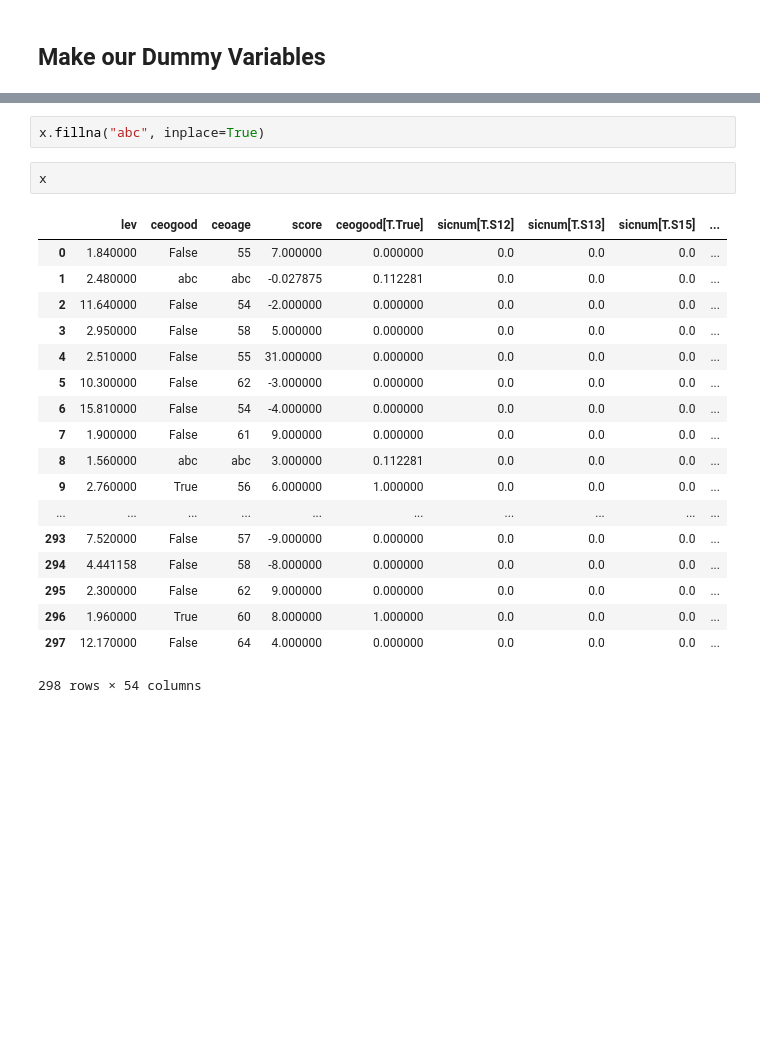
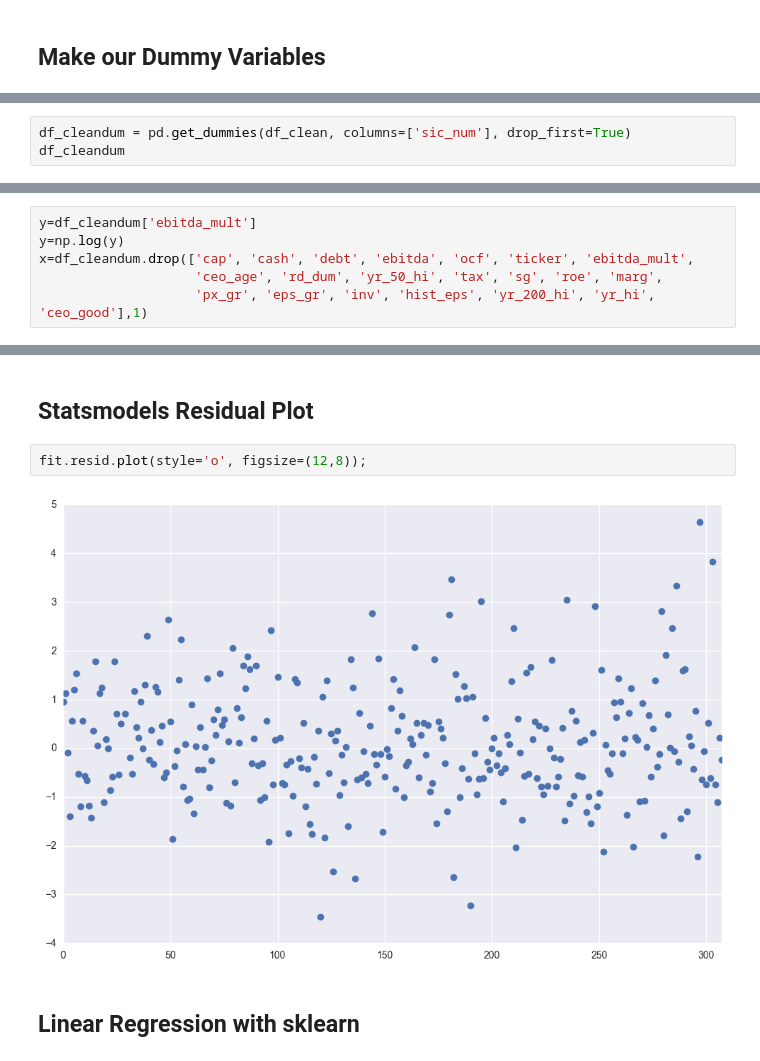
Before and after one commit to hh2010/metis_hasan, a Jupyter notebook: projects/02-luther/luther_hh.ipynb, the cells around one changed output, grey strips where cells are left out. Cells and saved outputs as stored; diff of their text form; blank space fills up the shorter version.

```diff
--- a/projects/02-luther/luther_hh.ipynb
+++ b/projects/02-luther/luther_hh.ipynb
@@ -411,0 +353,3 @@ df_dum
+# %%
+df_cleandum = pd.get_dummies(df_clean, columns=['sic_num'], drop_first=True)
+df_cleandum
@@ -437,3 +409,9 @@ x=df_dum.drop(['Ticker', 'cap', 'ocf', 'sicnum', 'sictxt', 'mult', 'Intercept'],
+# %%
+y=df_cleandum['ebitda_mult']
+y=np.log(y)
+x=df_cleandum.drop(['cap', 'cash', 'debt', 'ebitda', 'ocf', 'ticker', 'ebitda_mult',
+                    'ceo_age', 'rd_dum', 'yr_50_hi', 'tax', 'sg', 'roe', 'marg',
+                    'px_gr', 'eps_gr', 'inv', 'hist_eps', 'yr_200_hi', 'yr_hi', 'ceo_good'],1)
 # %%
 lsm = sm.OLS(y,x)
 fit = lsm.fit()
@@ -443,23 +450,8 @@ ValueError: Pandas data cast to numpy dtype of object. Check input data with np.
-# %%
-x.fillna("abc", inplace=True)
-# %%
-x
-# %% [output]
-|  | lev | ceogood | ceoage | score | ceogood[T.True] | sicnum[T.S12] | sicnum[T.S13] | sicnum[T.S15] | ... |
-| 0 | 1.840000 | False | 55 | 7.000000 | 0.000000 | 0.0 | 0.0 | 0.0 | ... |
-| 1 | 2.480000 | abc | abc | -0.027875 | 0.112281 | 0.0 | 0.0 | 0.0 | ... |
-| 2 | 11.640000 | False | 54 | -2.000000 | 0.000000 | 0.0 | 0.0 | 0.0 | ... |
-| 3 | 2.950000 | False | 58 | 5.000000 | 0.000000 | 0.0 | 0.0 | 0.0 | ... |
-| 4 | 2.510000 | False | 55 | 31.000000 | 0.000000 | 0.0 | 0.0 | 0.0 | ... |
-| 5 | 10.300000 | False | 62 | -3.000000 | 0.000000 | 0.0 | 0.0 | 0.0 | ... |
-| 6 | 15.810000 | False | 54 | -4.000000 | 0.000000 | 0.0 | 0.0 | 0.0 | ... |
-| 7 | 1.900000 | False | 61 | 9.000000 | 0.000000 | 0.0 | 0.0 | 0.0 | ... |
-| 8 | 1.560000 | abc | abc | 3.000000 | 0.112281 | 0.0 | 0.0 | 0.0 | ... |
-| 9 | 2.760000 | True | 56 | 6.000000 | 1.000000 | 0.0 | 0.0 | 0.0 | ... |
-| ... | ... | ... | ... | ... | ... | ... | ... | ... | ... |
-| 293 | 7.520000 | False | 57 | -9.000000 | 0.000000 | 0.0 | 0.0 | 0.0 | ... |
-| 294 | 4.441158 | False | 58 | -8.000000 | 0.000000 | 0.0 | 0.0 | 0.0 | ... |
-| 295 | 2.300000 | False | 62 | 9.000000 | 0.000000 | 0.0 | 0.0 | 0.0 | ... |
-| 296 | 1.960000 | True | 60 | 8.000000 | 1.000000 | 0.0 | 0.0 | 0.0 | ... |
-| 297 | 12.170000 | False | 64 | 4.000000 | 0.000000 | 0.0 | 0.0 | 0.0 | ... |
-298 rows × 54 columns
+# %% [markdown]
+## Statsmodels Residual Plot
+# %%
+fit.resid.plot(style='o', figsize=(12,8));
+# %% [output]
+[figure, added]
+# %% [markdown]
+## Linear Regression with sklearn
```
Also changed, not shown: parts of 40 cells of this notebook, 10 other files.
